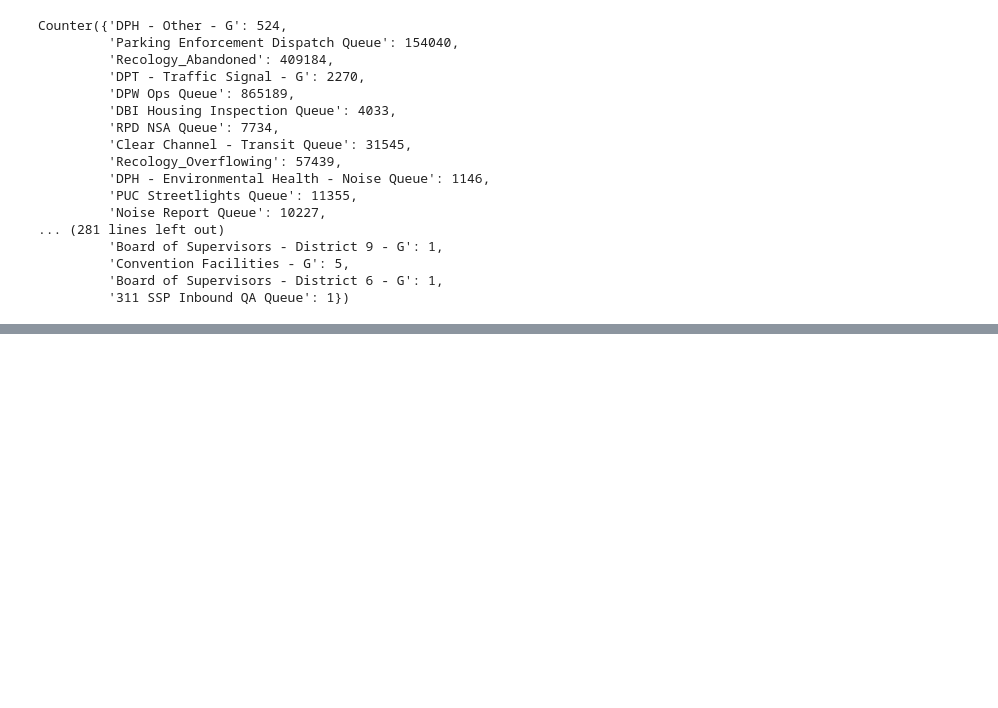
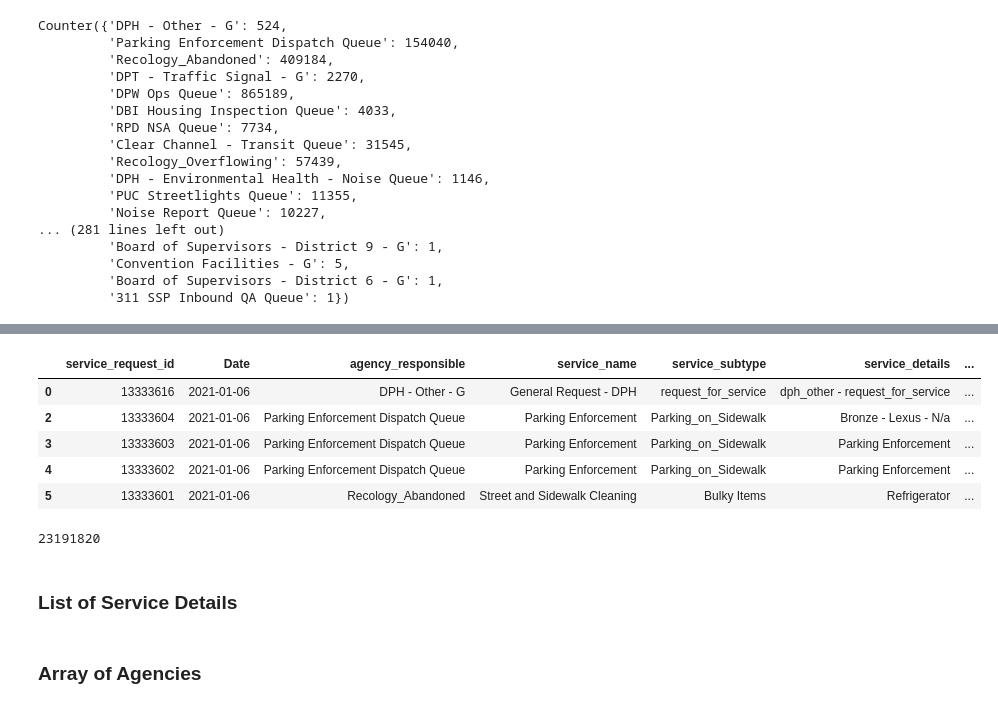
Before and after one commit to jaykayso/SAN_FRANCISCO_311_CALLS, a Jupyter notebook: ONE.ipynb, the cells around one changed output, grey strips where cells are left out. Cells and saved outputs as stored; diff of their text form; code cells hidden in the pictures; blank space fills up the shorter version.

```diff
--- a/ONE.ipynb
+++ b/ONE.ipynb
@@ -136,0 +142,2 @@ Counter({'DPH - Other - G': 524,
+# %%
+top_agencies = {i[0]: idx for idx, i in enumerate(counter.most_common(100))}
@@ -136,0 +168,17 @@ Counter({'DPH - Other - G': 524,
+# %%
+df = df[df['agency_responsible'].map(lambda x: x in top_agencies)]
+# %%
+df.head()
+# %% [output]
+|  | service_request_id | Date | agency_responsible | service_name | service_subtype | service_details | ... |
+| 0 | 13333616 | 2021-01-06 | DPH - Other - G | General Request - DPH | request_for_service | dph_other - request_for_service | ... |
+| 2 | 13333604 | 2021-01-06 | Parking Enforcement Dispatch Queue | Parking Enforcement | Parking_on_Sidewalk | Bronze - Lexus - N/a | ... |
+| 3 | 13333603 | 2021-01-06 | Parking Enforcement Dispatch Queue | Parking Enforcement | Parking_on_Sidewalk | Parking Enforcement | ... |
+| 4 | 13333602 | 2021-01-06 | Parking Enforcement Dispatch Queue | Parking Enforcement | Parking_on_Sidewalk | Parking Enforcement | ... |
+| 5 | 13333601 | 2021-01-06 | Recology_Abandoned | Street and Sidewalk Cleaning | Bulky Items | Refrigerator | ... |
+# %%
+df.size
+# %% [output]
+23191820
+# %% [markdown]
+### List of Service Details
@@ -136,0 +187,2 @@ Counter({'DPH - Other - G': 524,
+# %% [markdown]
+### Array of Agencies
```
Also changed, not shown: parts of 18 cells of this notebook.
